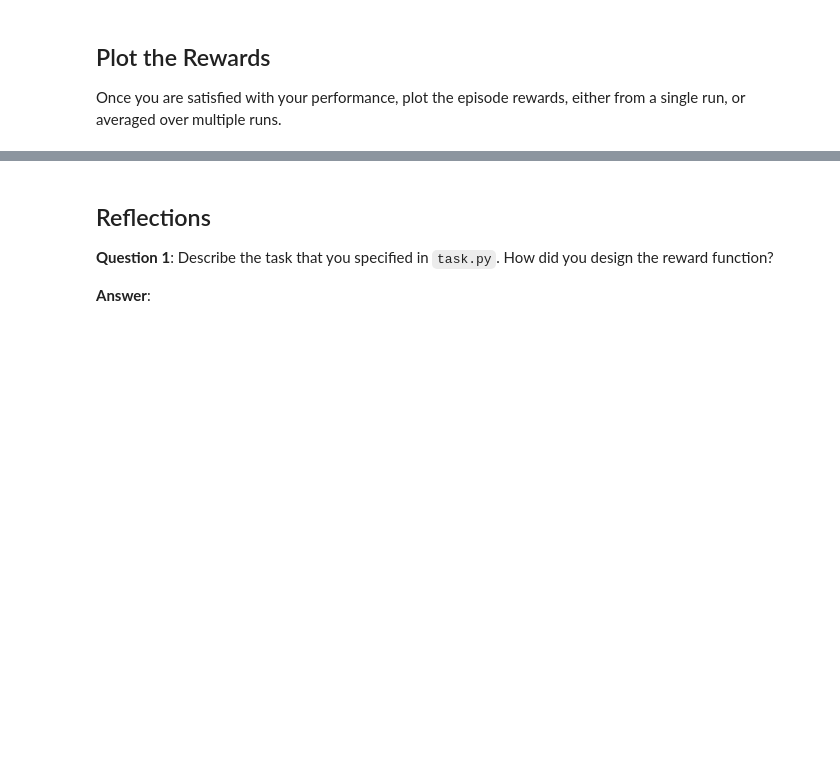
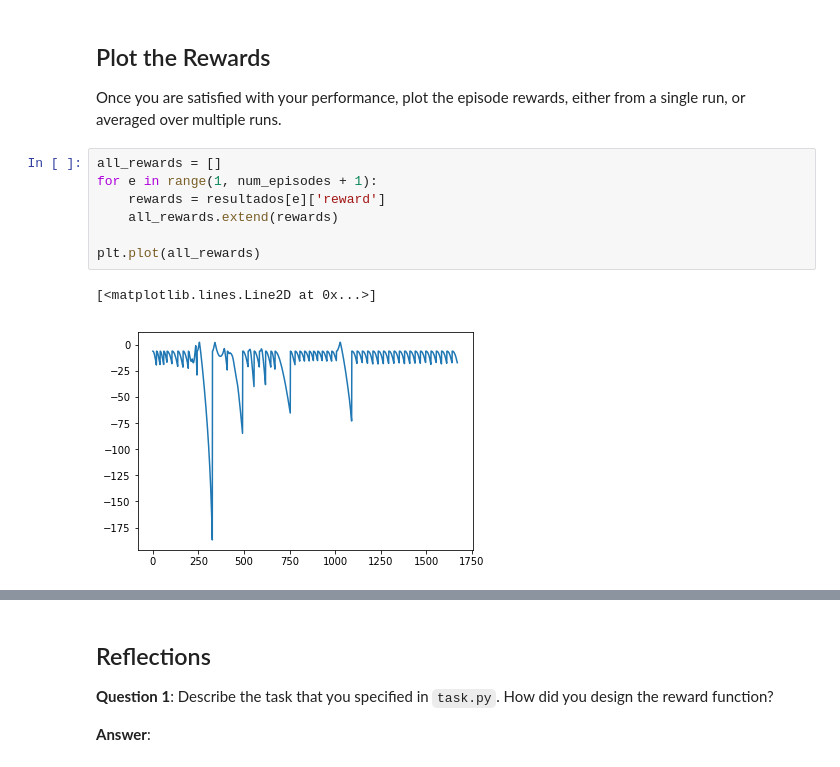
Before and after one commit to IvanBrasilico/RL-Quadcopter-2, a Jupyter notebook: Quadcopter_Project.ipynb, the cells around one changed output, grey strips where cells are left out. Drawn from its saved outputs; the diff is of its cells as text; blank space fills up the shorter version.

```diff
--- a/Quadcopter_Project.ipynb
+++ b/Quadcopter_Project.ipynb
@@ -290,6 +306,16 @@ Reward -16.773482502721386 Episode = 50
 ## Plot the Rewards
 
 Once you are satisfied with your performance, plot the episode rewards, either from a single run, or averaged over multiple runs.
+# %%
+all_rewards = []
+for e in range(1, num_episodes + 1):
+    rewards = resultados[e]['reward']
+    all_rewards.extend(rewards)
+
+plt.plot(all_rewards)
+# %% [output]
+[<matplotlib.lines.Line2D at 0x...>]
+[figure, added]
 # %%
 fig = plt.figure(figsize=(15, 6))
 for i in range(2):
```
Also changed, not shown: parts of 12 cells of this notebook, 2 other files.
